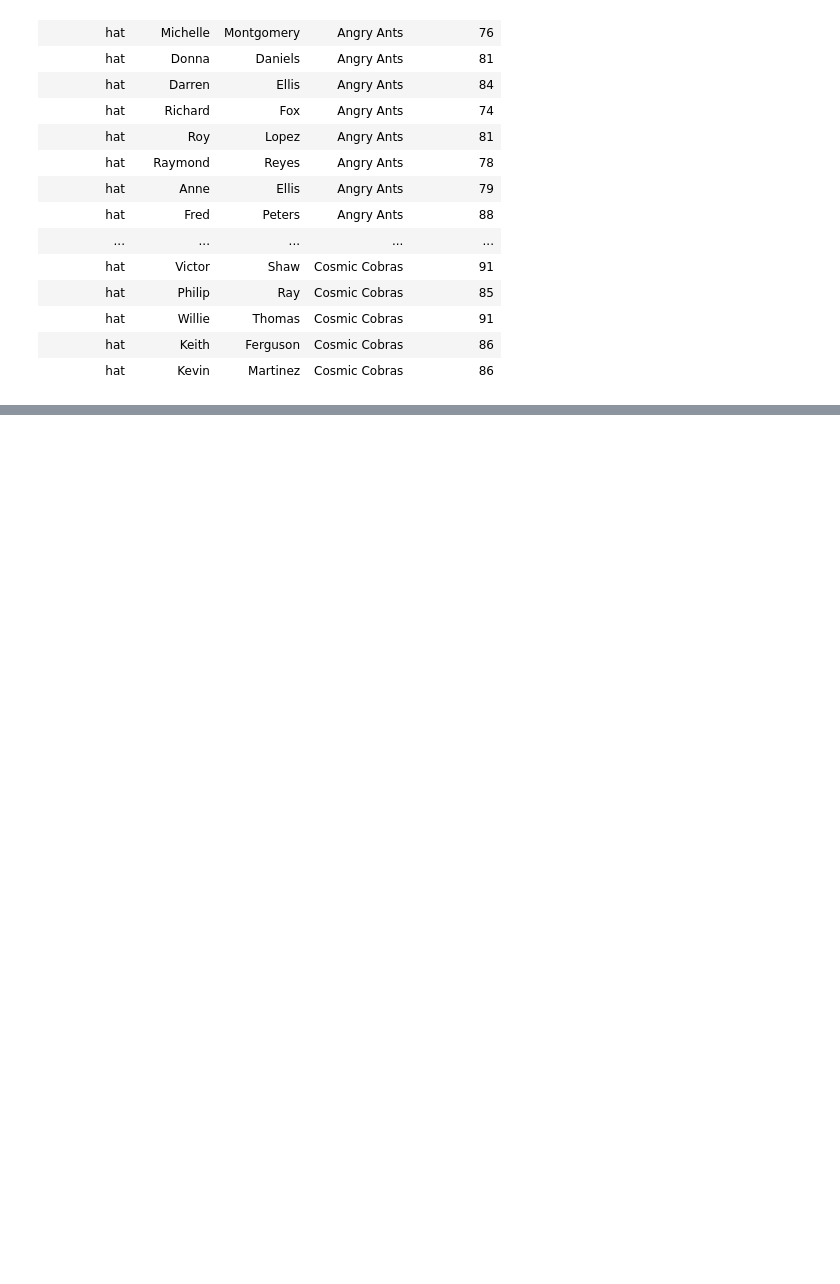
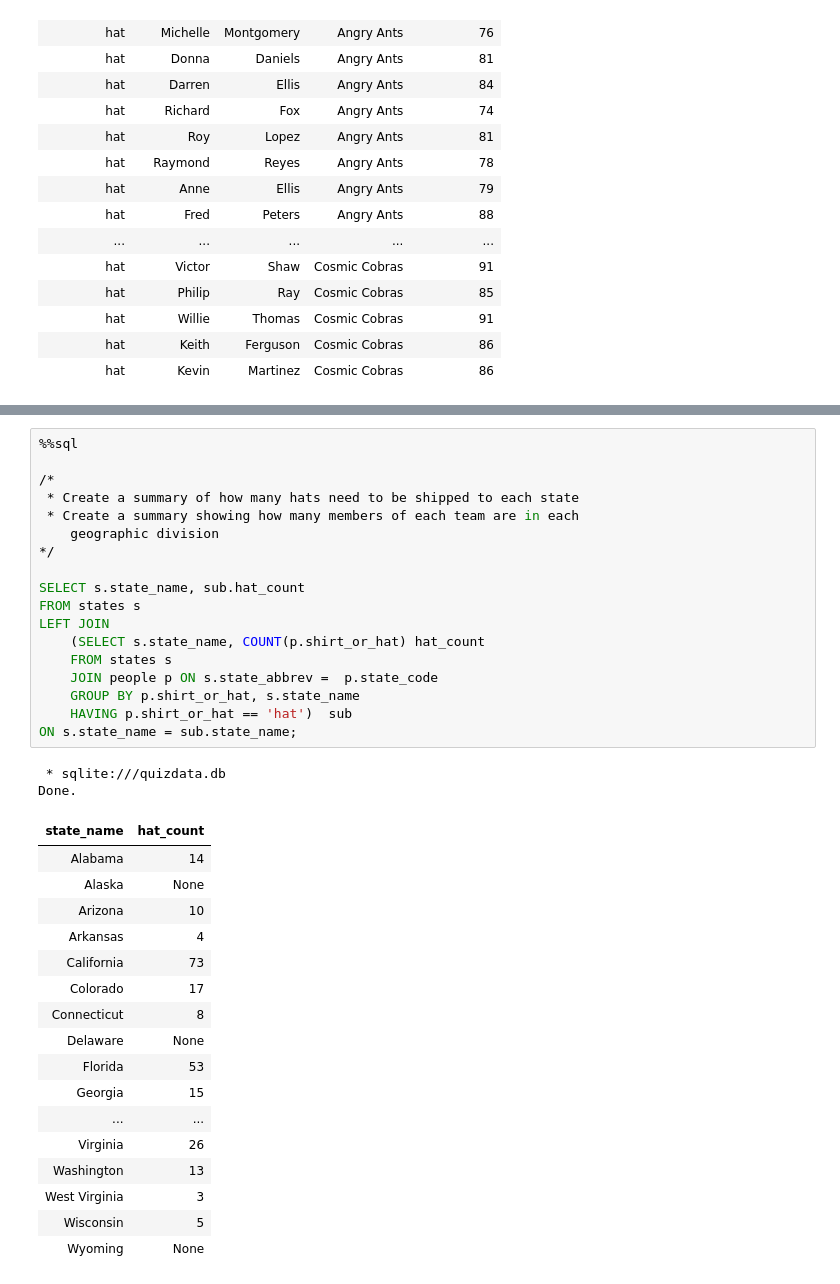
Before and after one commit to Inventrohyder/learningsql-2875059, a Jupyter notebook: SQLite/queries.ipynb, the cells around one changed output, grey strips where cells are left out. Cells and saved outputs as stored; diff of their text form; blank space fills up the shorter version.

```diff
--- a/SQLite/queries.ipynb
+++ b/SQLite/queries.ipynb
@@ -48,0 +121,38 @@ Done.
+# %%
+%%sql
+
+/*
+ * Create a summary of how many hats need to be shipped to each state
+ * Create a summary showing how many members of each team are in each
+    geographic division
+*/
+
+SELECT s.state_name, sub.hat_count
+FROM states s
+LEFT JOIN
+	(SELECT s.state_name, COUNT(p.shirt_or_hat) hat_count
+	FROM states s
+	JOIN people p ON s.state_abbrev =  p.state_code
+	GROUP BY p.shirt_or_hat, s.state_name
+	HAVING p.shirt_or_hat == 'hat')  sub
+ON s.state_name = sub.state_name;
+# %% [output]
+ * sqlite:///quizdata.db
+Done.
+| state_name | hat_count |
+| Alabama | 14 |
+| Alaska | None |
+| Arizona | 10 |
+| Arkansas | 4 |
+| California | 73 |
+| Colorado | 17 |
+| Connecticut | 8 |
+| Delaware | None |
+| Florida | 53 |
+| Georgia | 15 |
+| ... | ... |
+| Virginia | 26 |
+| Washington | 13 |
+| West Virginia | 3 |
+| Wisconsin | 5 |
+| Wyoming | None |
```
Also changed, not shown: parts of 6 cells of this notebook.
